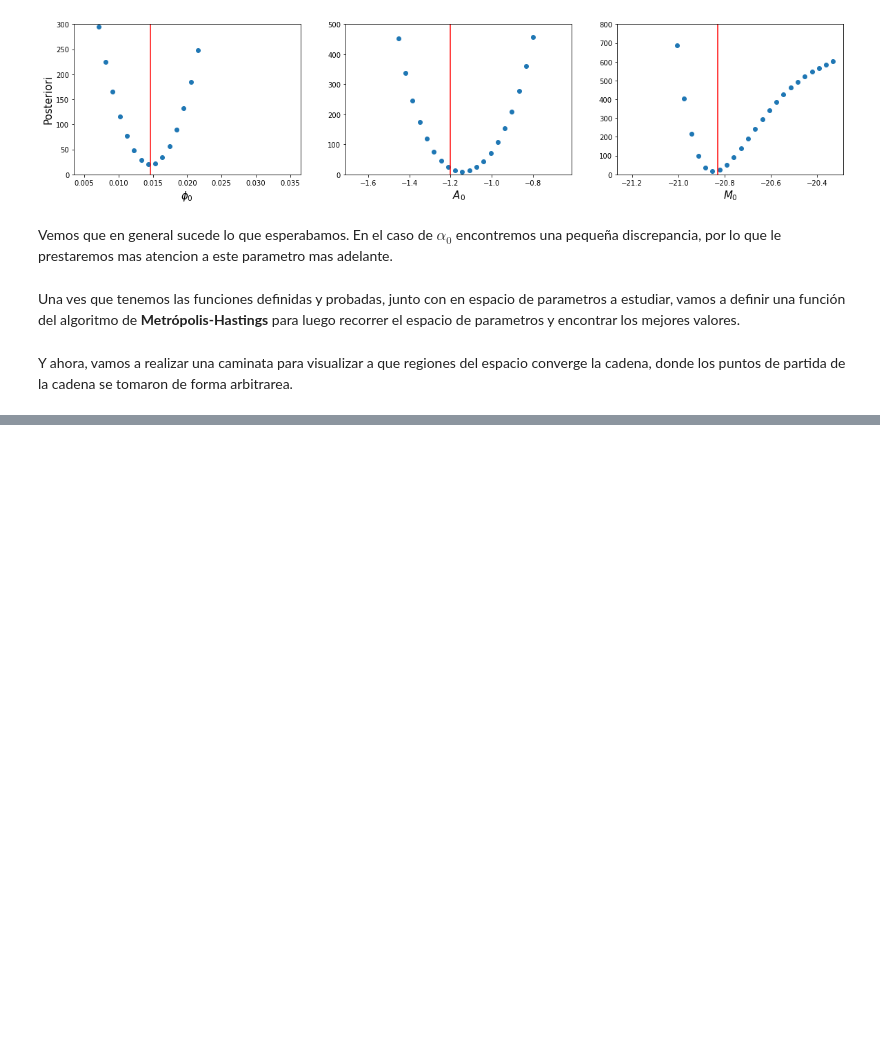
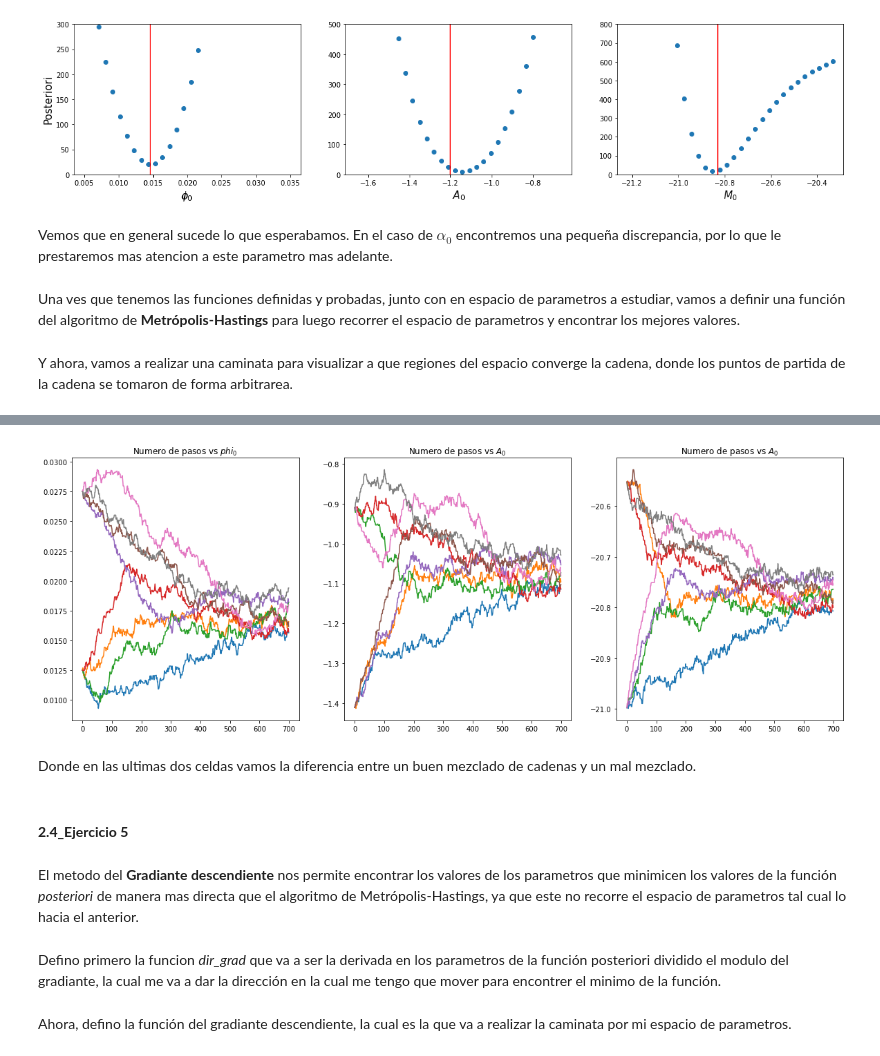
Before and after one commit to MarcosAJB00/Astrometria, a Jupyter notebook: Guia4/Practico 4.ipynb, the cells around one changed output, grey strips where cells are left out. Cells and saved outputs as stored; diff of their text form; code cells hidden in the pictures; blank space fills up the shorter version.

```diff
--- a/Guia4/Practico 4.ipynb
+++ b/Guia4/Practico 4.ipynb
@@ -426,0 +432,24 @@ plt.show()
+# %%
+plt.figure(figsize = (20,7))
+for i in range(8):
+    plt.subplot(1,3,1)
+    plt.plot(par1[i][:700,0],'-',ms = 1)
+    plt.title('Numero de pasos vs $phi_0$ ')
+    plt.subplot(1,3,2)
+    plt.plot(par1[i][:700,1],'-',ms = 1)
+    plt.title('Numero de pasos vs $A_0$ ')
+    plt.subplot(1,3,3)
+    plt.plot(par1[i][:700,2],'-',ms = 1)
+    plt.title('Numero de pasos vs $A_0$ ')
+
+plt.show()
+# %% [output]
+[figure, added]
+# %% [markdown]
+Donde en las ultimas dos celdas vamos la diferencia entre un buen mezclado de cadenas y un mal mezclado.
+# %% [markdown]
+#### **2.4_Ejercicio 5**
+# %% [markdown]
+El metodo del **Gradiante descendiente** nos permite encontrar los valores de los parametros que minimicen los valores de la función *posteriori* de manera mas directa que el algoritmo de Metrópolis-Hastings, ya que este no recorre el espacio de parametros tal cual lo hacia el anterior.
+# %% [markdown]
+Defino primero la funcion *dir_grad* que va a ser la derivada en los parametros de la función posteriori dividido el modulo del gradiante, la cual me va  a dar la dirección en la cual me tengo que mover para encontrer el minimo de la función.
@@ -426,0 +477,2 @@ plt.show()
+# %% [markdown]
+Ahora, defino la función del gradiante descendiente, la cual es la que va a realizar la caminata por mi espacio de parametros.
```
Also changed, not shown: parts of 37 cells of this notebook.
